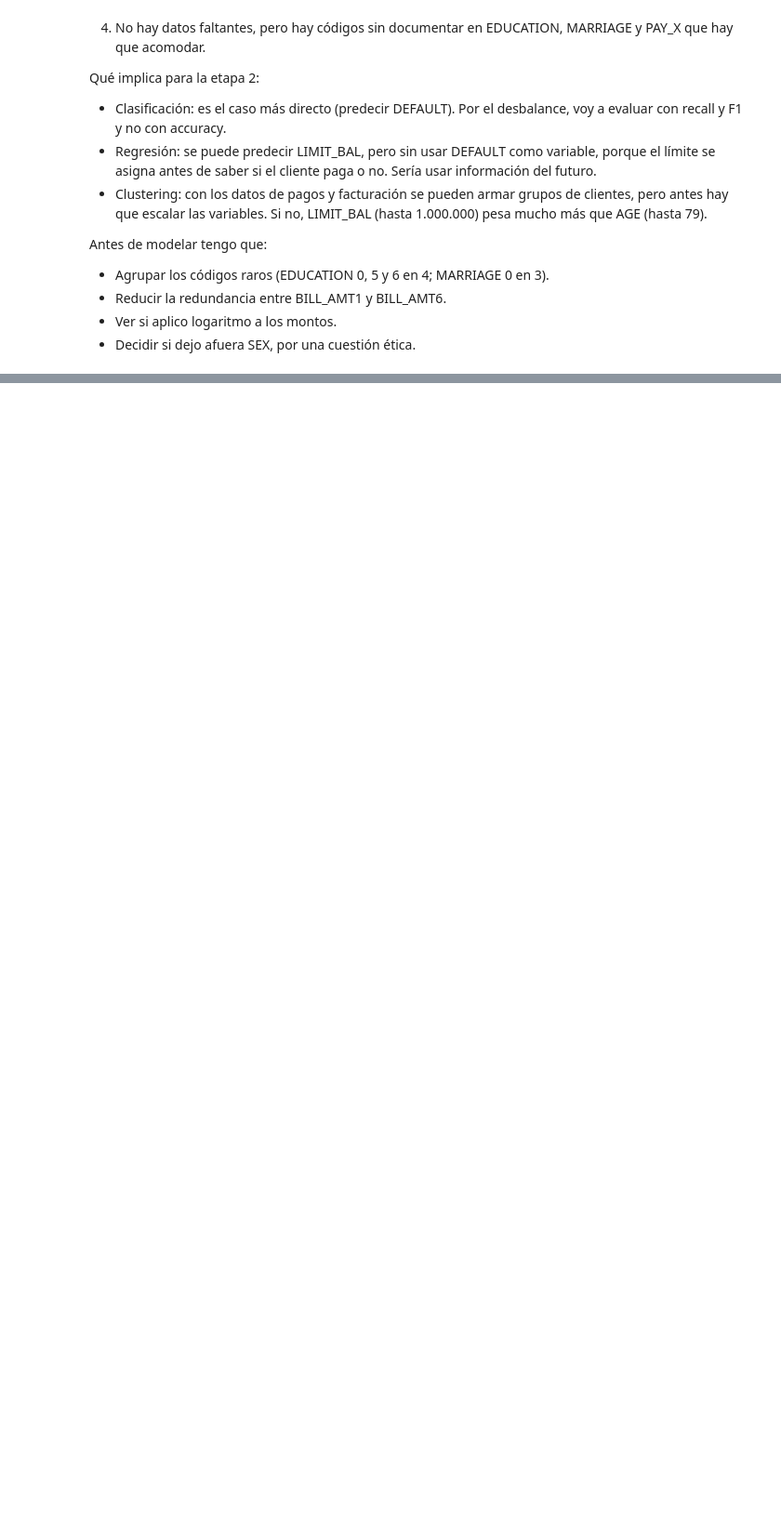
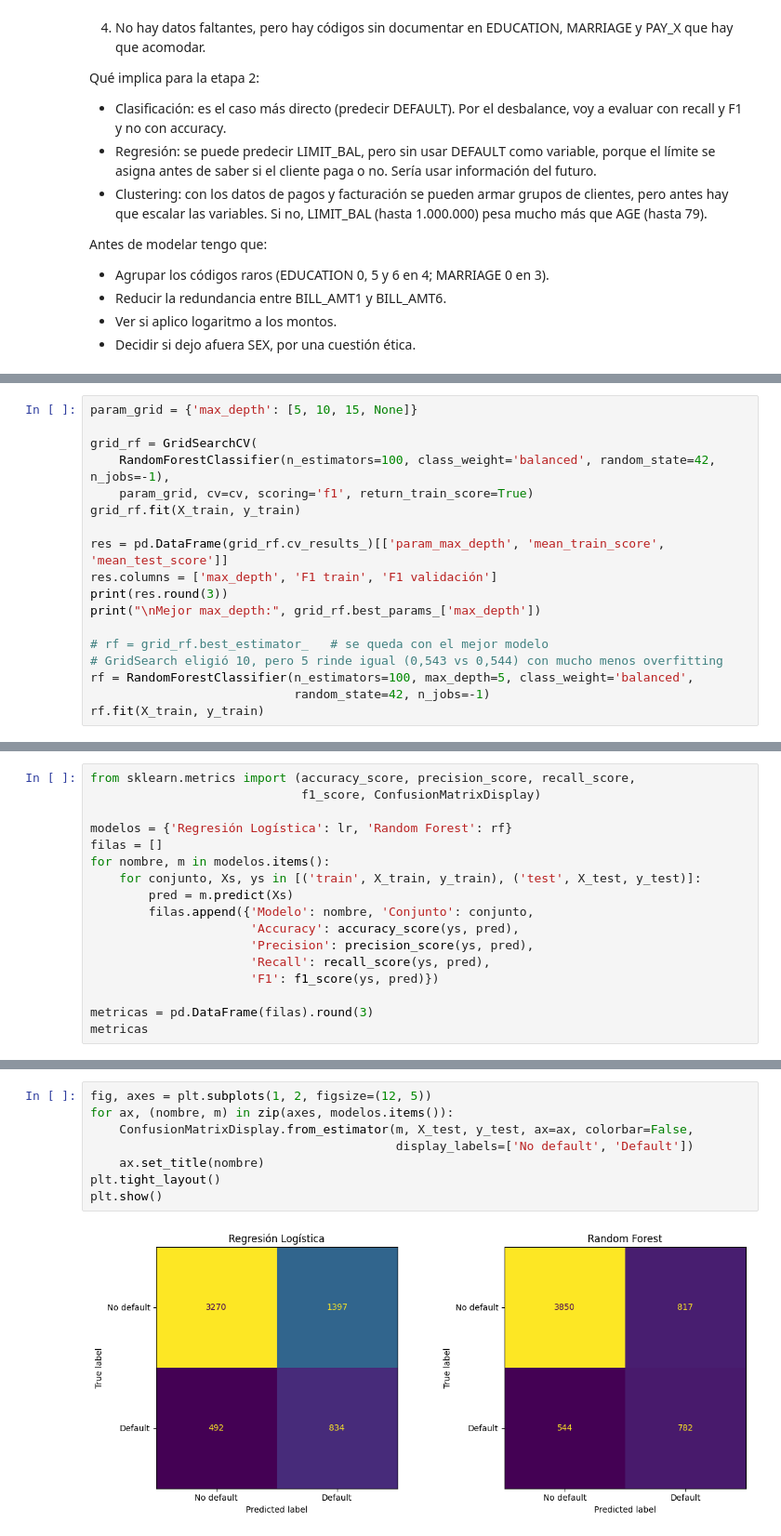
Before and after one commit to Alvacampos/Alvacampos, a Jupyter notebook: EDA_default_tarjetas.ipynb, the cells around one changed output, grey strips where cells are left out. Shown at 93% size. Drawn from its saved outputs; the diff is of its cells as text; blank space fills up the shorter version.

```diff
--- a/EDA_default_tarjetas.ipynb
+++ b/EDA_default_tarjetas.ipynb
@@ -308,0 +465,18 @@ Antes de modelar tengo que:
+# %%
+param_grid = {'max_depth': [5, 10, 15, None]}
+
+grid_rf = GridSearchCV(
+    RandomForestClassifier(n_estimators=100, class_weight='balanced', random_state=42, n_jobs=-1),
+    param_grid, cv=cv, scoring='f1', return_train_score=True)
+grid_rf.fit(X_train, y_train)
+
+res = pd.DataFrame(grid_rf.cv_results_)[['param_max_depth', 'mean_train_score', 'mean_test_score']]
+res.columns = ['max_depth', 'F1 train', 'F1 validación']
+print(res.round(3))
+print("\nMejor max_depth:", grid_rf.best_params_['max_depth'])
+
+# rf = grid_rf.best_estimator_   # se queda con el mejor modelo
+# GridSearch eligió 10, pero 5 rinde igual (0,543 vs 0,544) con mucho menos overfitting
+rf = RandomForestClassifier(n_estimators=100, max_depth=5, class_weight='balanced',
+                            random_state=42, n_jobs=-1)
+rf.fit(X_train, y_train)
@@ -308,0 +510,17 @@ Antes de modelar tengo que:
+# %%
+from sklearn.metrics import (accuracy_score, precision_score, recall_score,
+                             f1_score, ConfusionMatrixDisplay)
+
+modelos = {'Regresión Logística': lr, 'Random Forest': rf}
+filas = []
+for nombre, m in modelos.items():
+    for conjunto, Xs, ys in [('train', X_train, y_train), ('test', X_test, y_test)]:
+        pred = m.predict(Xs)
+        filas.append({'Modelo': nombre, 'Conjunto': conjunto,
+                      'Accuracy': accuracy_score(ys, pred),
+                      'Precision': precision_score(ys, pred),
+                      'Recall': recall_score(ys, pred),
+                      'F1': f1_score(ys, pred)})
+
+metricas = pd.DataFrame(filas).round(3)
+metricas
@@ -308,0 +533,10 @@ Antes de modelar tengo que:
+# %%
+fig, axes = plt.subplots(1, 2, figsize=(12, 5))
+for ax, (nombre, m) in zip(axes, modelos.items()):
+    ConfusionMatrixDisplay.from_estimator(m, X_test, y_test, ax=ax, colorbar=False,
+                                          display_labels=['No default', 'Default'])
+    ax.set_title(nombre)
+plt.tight_layout()
+plt.show()
+# %% [output]
+[figure, added]
```
Also changed, not shown: parts of 17 cells of this notebook.
